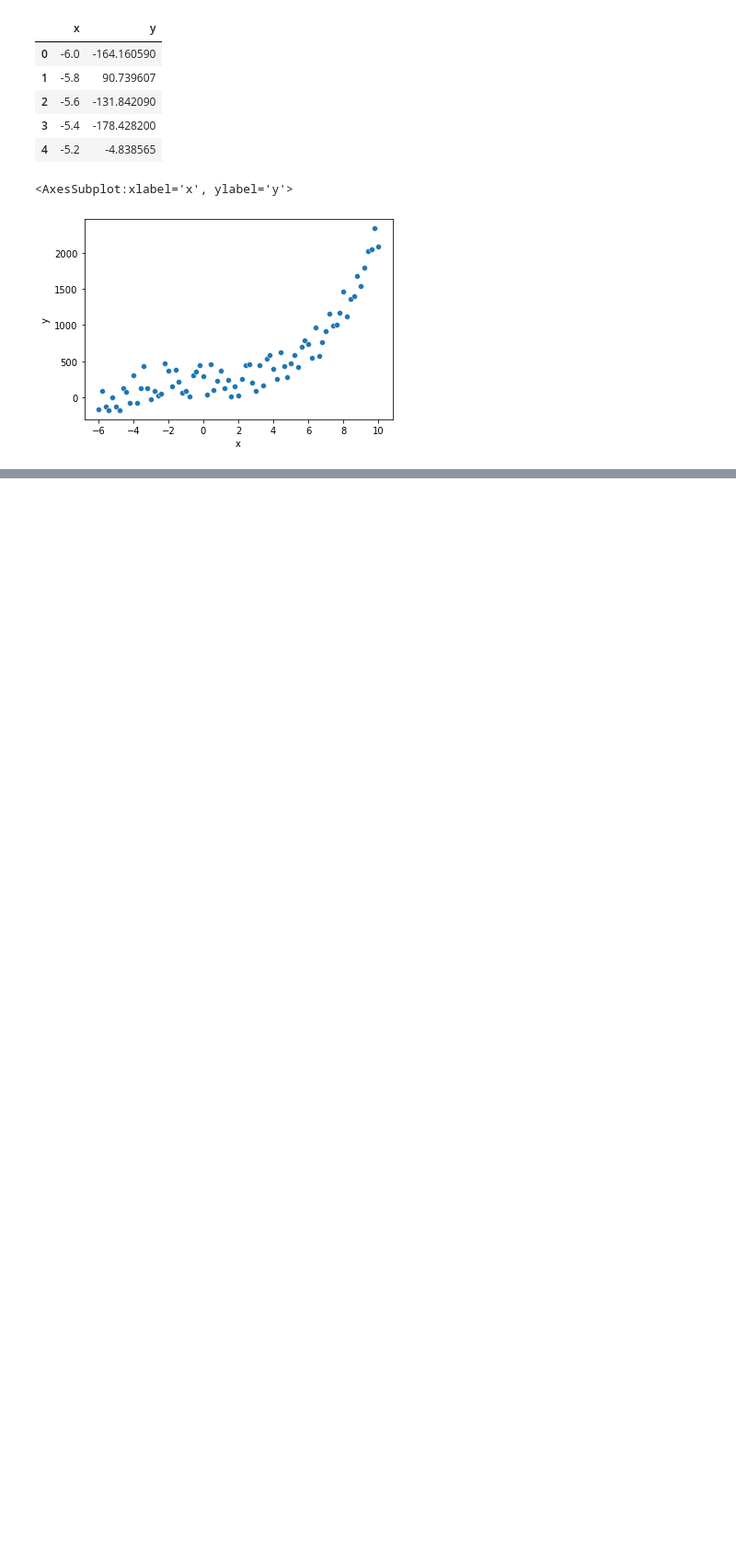
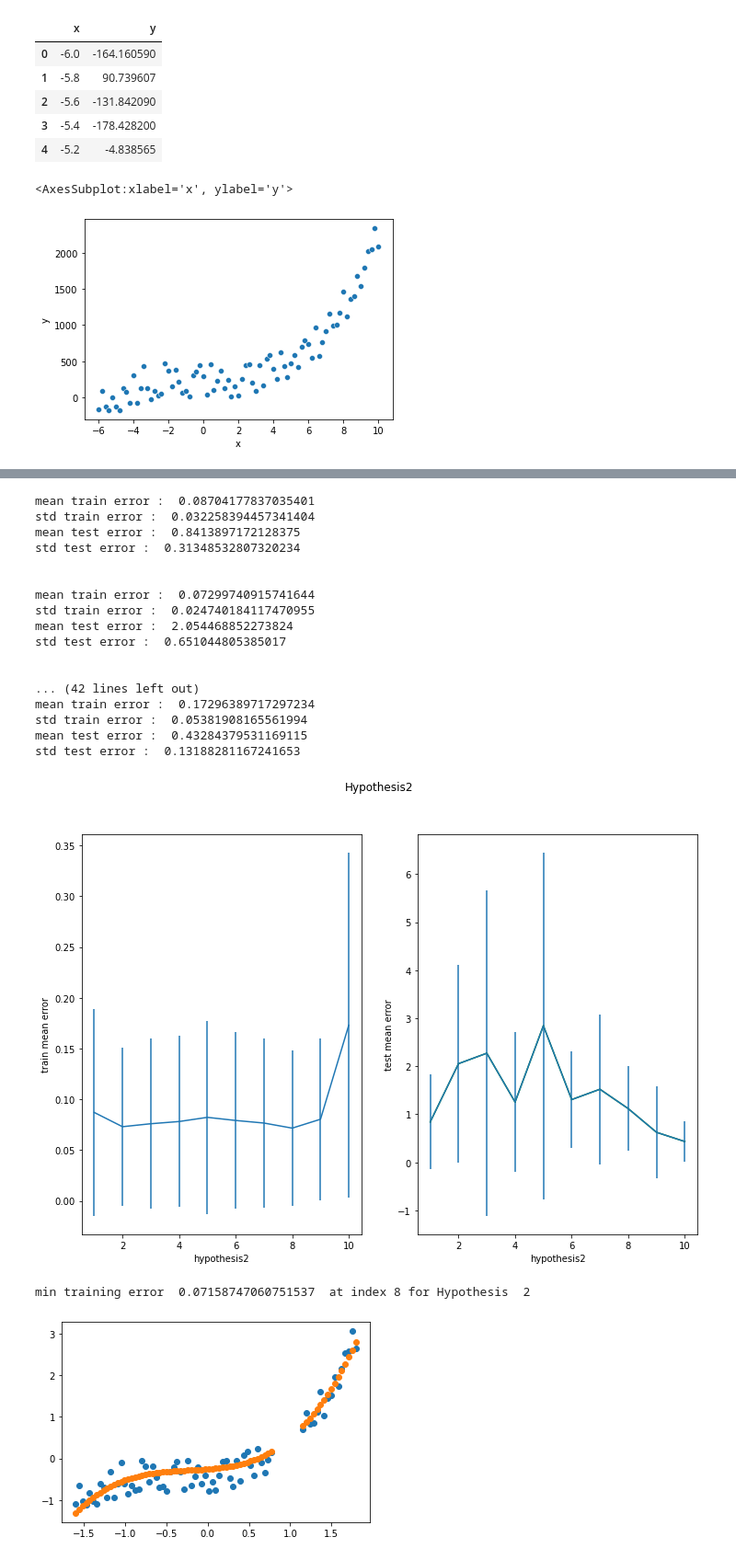
Before and after one commit to chandms/Security_Analytics, a Jupyter notebook: Assignment1/HW1P3.ipynb, the cells around one changed output, grey strips where cells are left out. Shown at 92% size. Saved outputs shown, nothing was run; the diff lists cells and outputs as text; code cells hidden in the pictures; blank space fills up the shorter version.

```diff
--- a/Assignment1/HW1P3.ipynb
+++ b/Assignment1/HW1P3.ipynb
@@ -515,0 +263,23 @@ len(models)
+# %%
+computeErrors(degree=3,nthModel=1)
+# %% [output]
+mean train error :  0.08704177837035401
+std train error :  0.032258394457341404
+mean test error :  0.8413897172128375
+std test error :  0.31348532807320234
+
+
+mean train error :  0.07299740915741644
+std train error :  0.024740184117470955
+mean test error :  2.054468852273824
+std test error :  0.651044805385017
+
+
+... (42 lines left out)
+mean train error :  0.17296389717297234
+std train error :  0.05381908165561994
+mean test error :  0.43284379531169115
+std test error :  0.13188281167241653
+[figure, added]
+min training error  0.07158747060751537  at index 8 for Hypothesis  2
+[figure, added]
```
Also changed, not shown: parts of 33 cells of this notebook.
